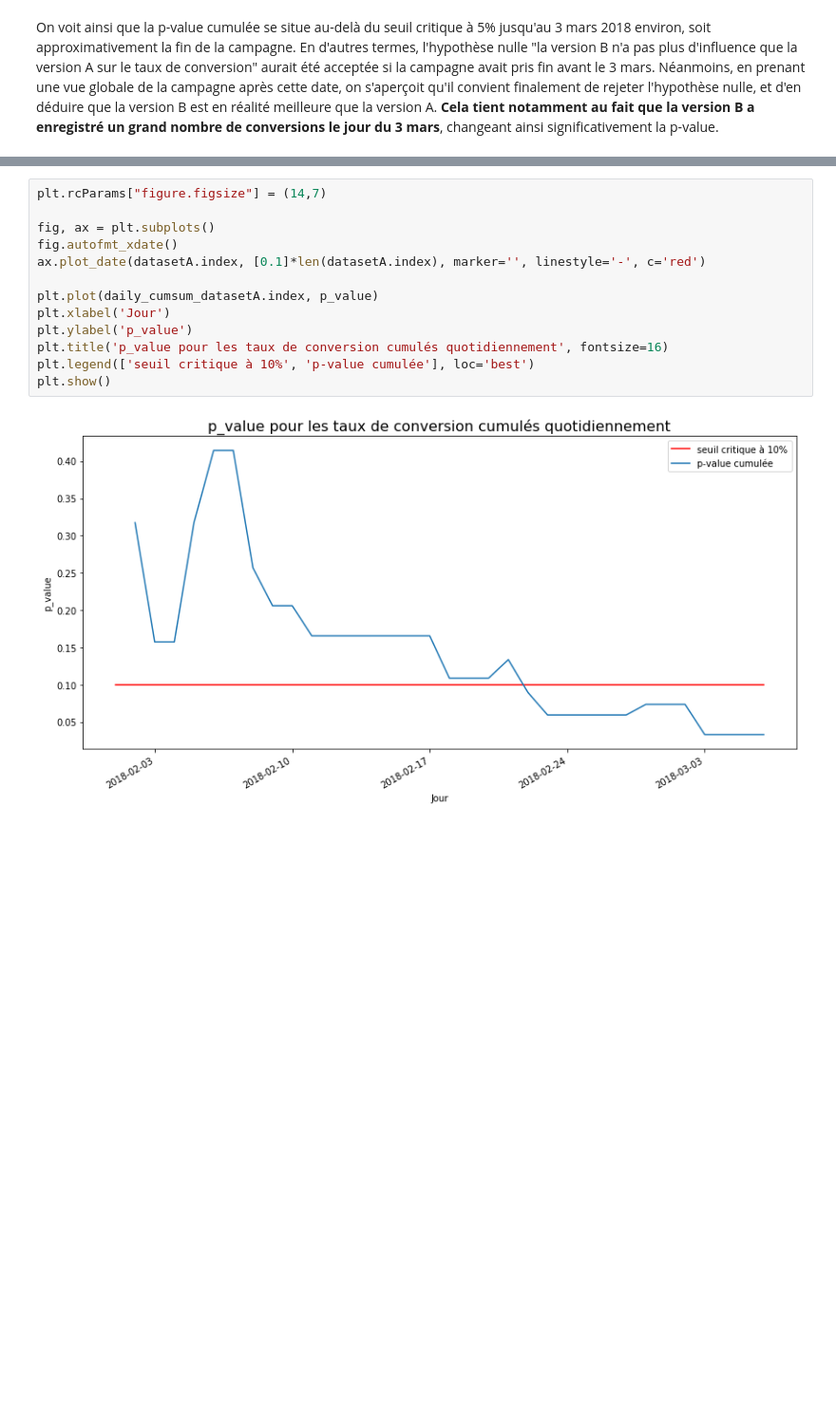
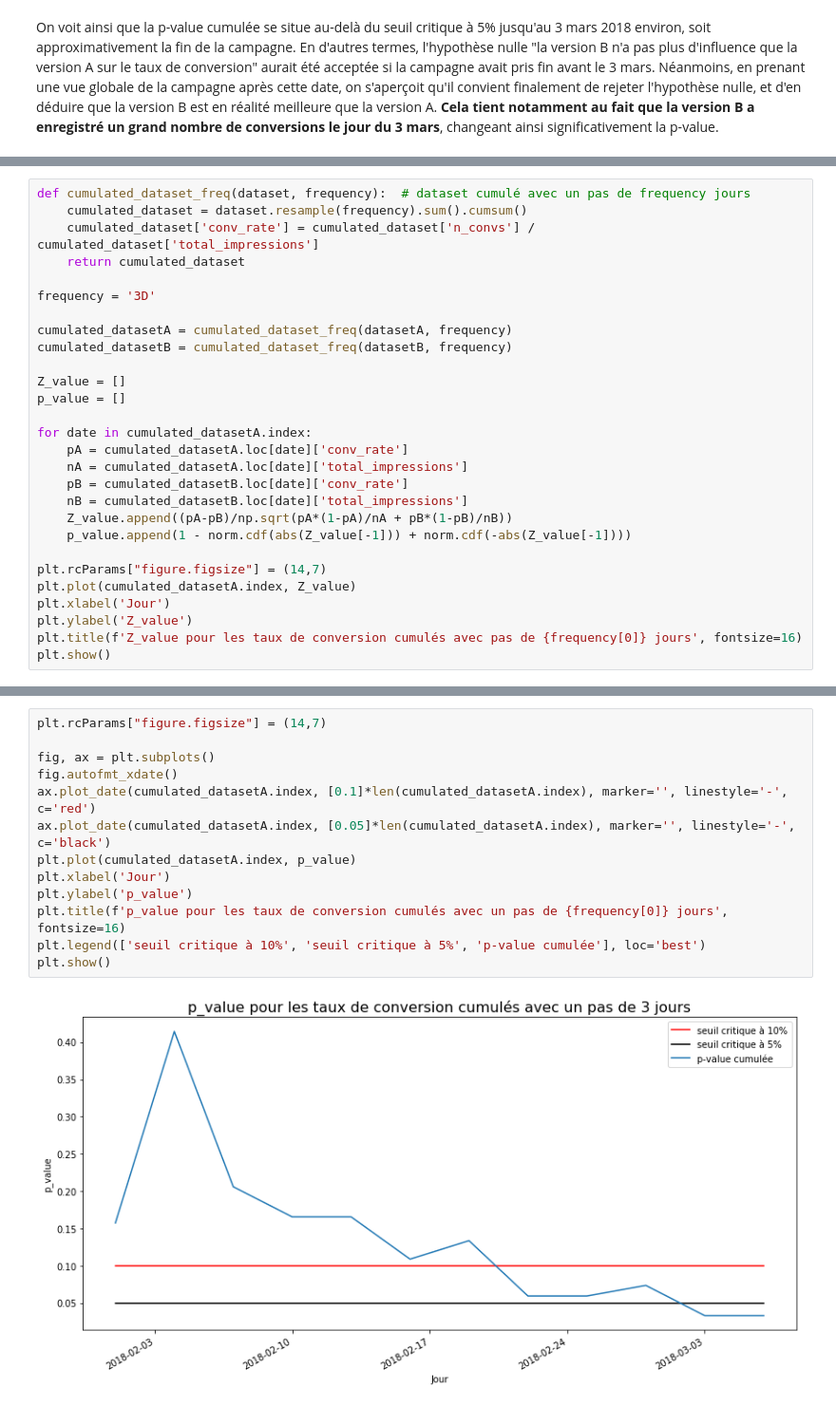
Before and after one commit to mariondechallens/1000mercis, a Jupyter notebook: Analyses/annonceur2_campaign1_visite_panier.ipynb, the cells around one changed output, grey strips where cells are left out. Shown: that part at 95% size. Saved outputs shown, nothing was run; the diff lists cells and outputs as text; blank space fills up the shorter version.

```diff
--- a/Analyses/annonceur2_campaign1_visite_panier.ipynb
+++ b/Analyses/annonceur2_campaign1_visite_panier.ipynb
@@ -176,0 +181,28 @@ On voit ainsi que la p-value cumulée se situe au-delà du seuil critique à 5%
+# %%
+def cumulated_dataset_freq(dataset, frequency):  # dataset cumulé avec un pas de frequency jours
+    cumulated_dataset = dataset.resample(frequency).sum().cumsum()
+    cumulated_dataset['conv_rate'] = cumulated_dataset['n_convs'] / cumulated_dataset['total_impressions']
+    return cumulated_dataset
+
+frequency = '3D'
+
+cumulated_datasetA = cumulated_dataset_freq(datasetA, frequency)
+cumulated_datasetB = cumulated_dataset_freq(datasetB, frequency)
+
+Z_value = []
+p_value = []
+
+for date in cumulated_datasetA.index:
+    pA = cumulated_datasetA.loc[date]['conv_rate']
+    nA = cumulated_datasetA.loc[date]['total_impressions']
+    pB = cumulated_datasetB.loc[date]['conv_rate']
+    nB = cumulated_datasetB.loc[date]['total_impressions']
+    Z_value.append((pA-pB)/np.sqrt(pA*(1-pA)/nA + pB*(1-pB)/nB))
+    p_value.append(1 - norm.cdf(abs(Z_value[-1])) + norm.cdf(-abs(Z_value[-1])))
+
+plt.rcParams["figure.figsize"] = (14,7)
+plt.plot(cumulated_datasetA.index, Z_value)
+plt.xlabel('Jour')
+plt.ylabel('Z_value')
+plt.title(f'Z_value pour les taux de conversion cumulés avec pas de {frequency[0]} jours', fontsize=16)
+plt.show()
@@ -177,15 +213,15 @@ On voit ainsi que la p-value cumulée se situe au-delà du seuil critique à 5%
 # %%
 plt.rcParams["figure.figsize"] = (14,7)
 
 fig, ax = plt.subplots()
 fig.autofmt_xdate()
-ax.plot_date(datasetA.index, [0.1]*len(datasetA.index), marker='', linestyle='-', c='red')
-
-plt.plot(daily_cumsum_datasetA.index, p_value)
+ax.plot_date(cumulated_datasetA.index, [0.1]*len(cumulated_datasetA.index), marker='', linestyle='-', c='red')
+ax.plot_date(cumulated_datasetA.index, [0.05]*len(cumulated_datasetA.index), marker='', linestyle='-', c='black')
+plt.plot(cumulated_datasetA.index, p_value)
 plt.xlabel('Jour')
 plt.ylabel('p_value')
-plt.title('p_value pour les taux de conversion cumulés quotidiennement', fontsize=16)
-plt.legend(['seuil critique à 10%', 'p-value cumulée'], loc='best')
+plt.title(f'p_value pour les taux de conversion cumulés avec un pas de {frequency[0]} jours', fontsize=16)
+plt.legend(['seuil critique à 10%', 'seuil critique à 5%', 'p-value cumulée'], loc='best')
 plt.show()
 # %% [output]
-[figure, old version]
+[figure, new version]
```
Also changed, not shown: parts of 11 cells of this notebook, 1 other file.
